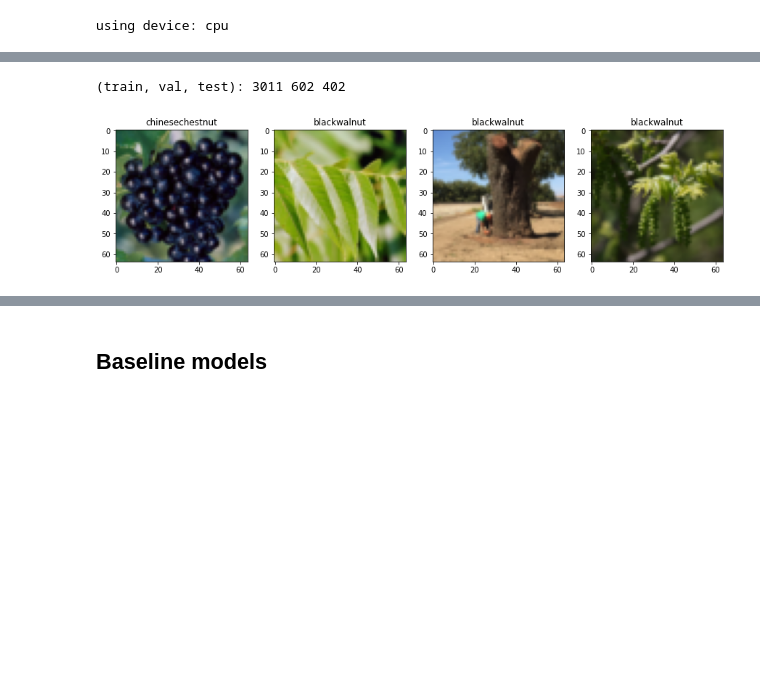
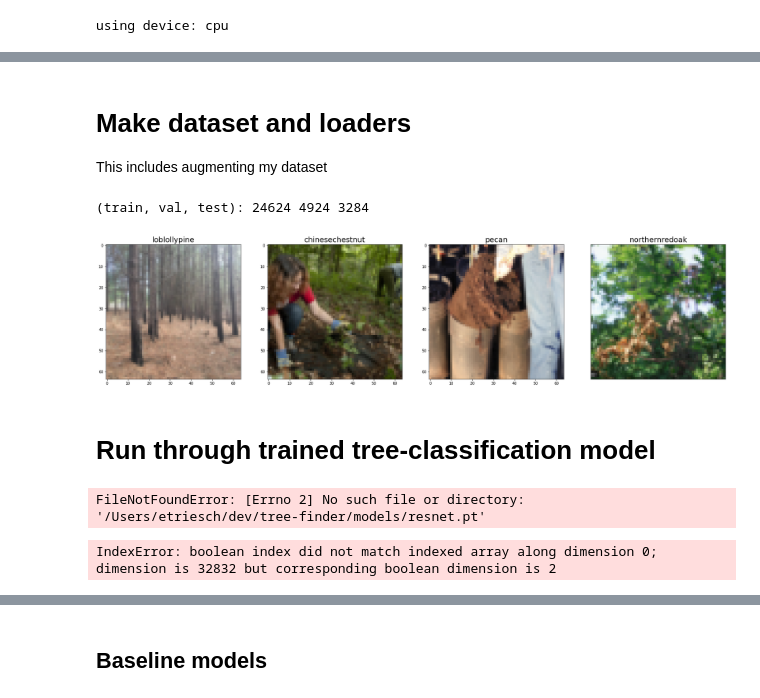
Before and after one commit to etrieschman/tree-finder, a Jupyter notebook: notebooks/preprocess_images.ipynb, the cells around one changed output, grey strips where cells are left out. Saved outputs shown, nothing was run; the diff lists cells and outputs as text; code cells hidden in the pictures; blank space fills up the shorter version.

Commit message:
filtering dataset

```diff
--- a/notebooks/preprocess_images.ipynb
+++ b/notebooks/preprocess_images.ipynb
@@ -99,10 +45,0 @@ def train_model(model, optimizer, loss_fn, epochs=1):
-# %%
-def show_image_batch(img_list, title=None):
-    num = len(img_list)
-    fig = plt.figure(figsize=(15, 15))
-    for i in range(num):
-        ax = fig.add_subplot(1, num, i+1)
-        ax.imshow(img_list[i].numpy().transpose([1,2,0]))
-        ax.set_title(title[i])
-
-    plt.show()
@@ -122,0 +59,3 @@ treeds = dset.ImageFolder(root=repo_path + 'data/images', transform=transform)
+# %% [markdown]
+# Make dataset and loaders
+This includes augmenting my dataset
@@ -123,29 +87,39 @@ treeds = dset.ImageFolder(root=repo_path + 'data/images', transform=transform)
+# %%
+# create dataset by concatenating all transformations
+treeds = []
+for t in transforms:
+    df = dset.ImageFolder(root=repo_path / 'data/images_spec', transform=transforms[t])
+    treeds.append(df)
+
+treeds = ConcatDataset(treeds)
+classes = treeds.datasets[0].classes
 # %%
 # make dataloaders
-PCT_TRAIN, PCT_VAL = 0.75, 0.15
 N = len(treeds)
-num_train = int(N * PCT_TRAIN)
-num_val = int(N * PCT_VAL)
-num_test = N - num_train - num_val
-print('(train, val, test):', num_train, num_val, num_test)
 
-
-loader_train = DataLoader(treeds, batch_size=64,
-                           sampler=sampler.SubsetRandomSampler(range(num_train)))
-loader_val = DataLoader(treeds, batch_size=64,
-                           sampler=sampler.SubsetRandomSampler(range(num_train, num_train+num_val)))
-loader_test = DataLoader(treeds, batch_size=64,
-                           sampler=sampler.SubsetRandomSampler(range(num_train+num_val, N)))
+# make whole-dataset loader and subset loader
+loader_all = DataLoader(dataset=treeds, batch_size=N, shuffle=False)
+loader_samp = DataLoader(dataset=treeds, batch_size=4, shuffle=True)
 # %% [output]
-(train, val, test): 3011 602 402
+(train, val, test): 24624 4924 3284
 # %%
 # visualize images
-loader = DataLoader(dataset=treeds, batch_size=4, shuffle=True)
-
-trainiter = iter(loader)
+trainiter = iter(loader_samp)
 imgs, labels = trainiter.next()
 
 # print(type(imgs), type(labels))
-show_image_batch(imgs, title=[treeds.classes[x] for x in labels])
+show_image_batch(imgs, title=[classes[x] for x in labels])
 # %% [output]
-[figure, old version]
+[figure, new version]
+# %% [markdown]
+# Run through trained tree-classification model
+# %%
+# load training weights into model
+num_classes = 2
+pt_net = models.resnet18(pretrained=True)
+pt_net.fc = nn.Linear(pt_net.fc.in_features, num_classes)
+pt_net = pt_net.to(device)
+pt_net.load_state_dict(torch.load(model_path / 'resnet.pt', map_location=device))
+pt_net.eval() # put model in eval mode
+# %% [output]
+FileNotFoundError: [Errno 2] No such file or directory: '/Users/etriesch/dev/tree-finder/models/resnet.pt'
@@ -151,0 +145,10 @@ show_image_batch(imgs, title=[treeds.classes[x] for x in labels])
+# %%
+# subset to images that pass tree threshold
+tree_likelihood = percentage[1]
+tree_class_threshold = 0.9
+tree_idxs = np.arange(0, len(treeds))[tree_likelihood >= tree_class_threshold].tolist()
+
+# subset the dataset
+treeds_sub = torch.utils.data.Subset(treeds, tree_idxs)
+# %% [output]
+IndexError: boolean index did not match indexed array along dimension 0; dimension is 32832 but corresponding boolean dimension is 2
```
Also changed, not shown: parts of 13 cells of this notebook, 6 other files.
